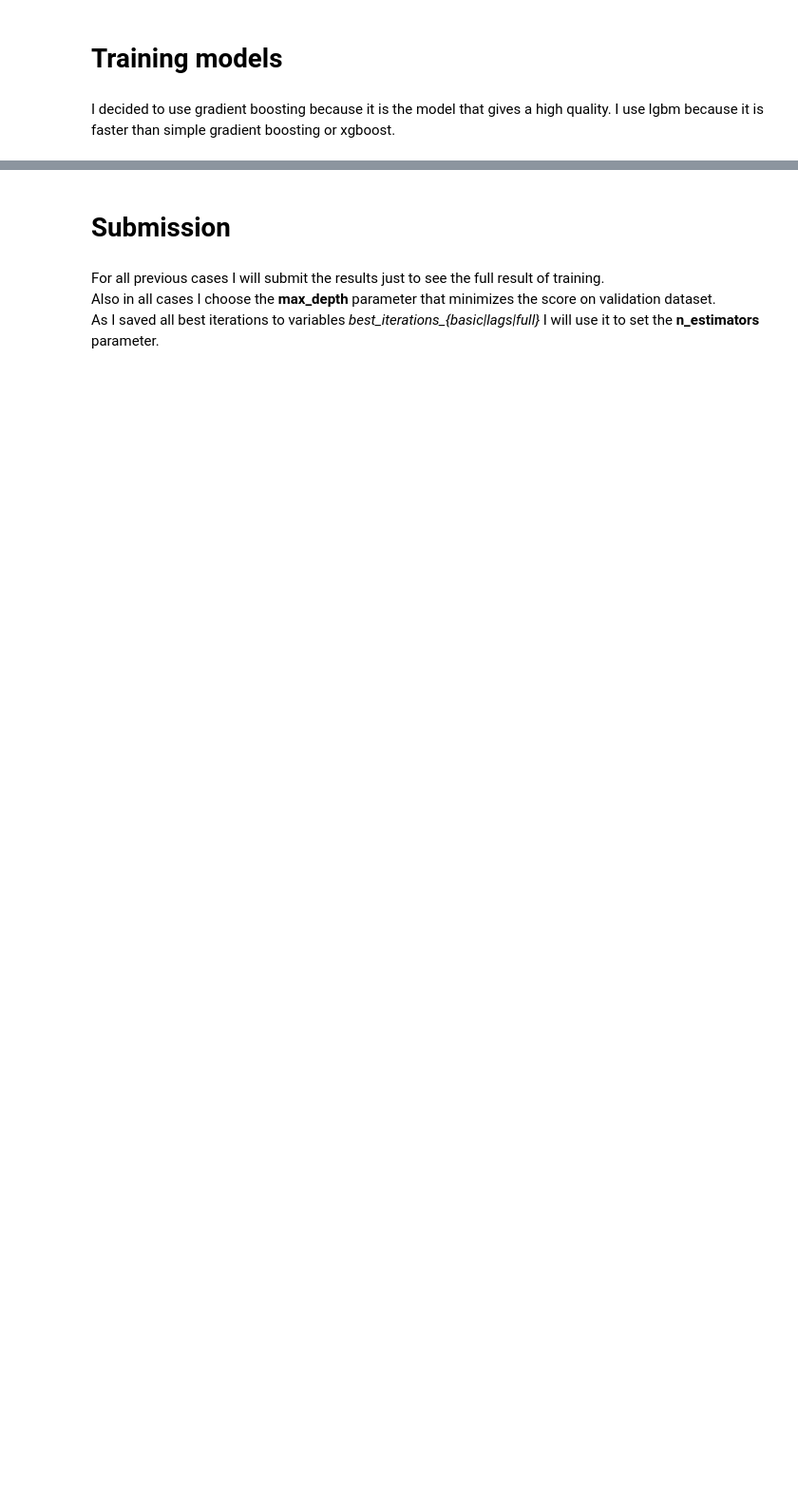
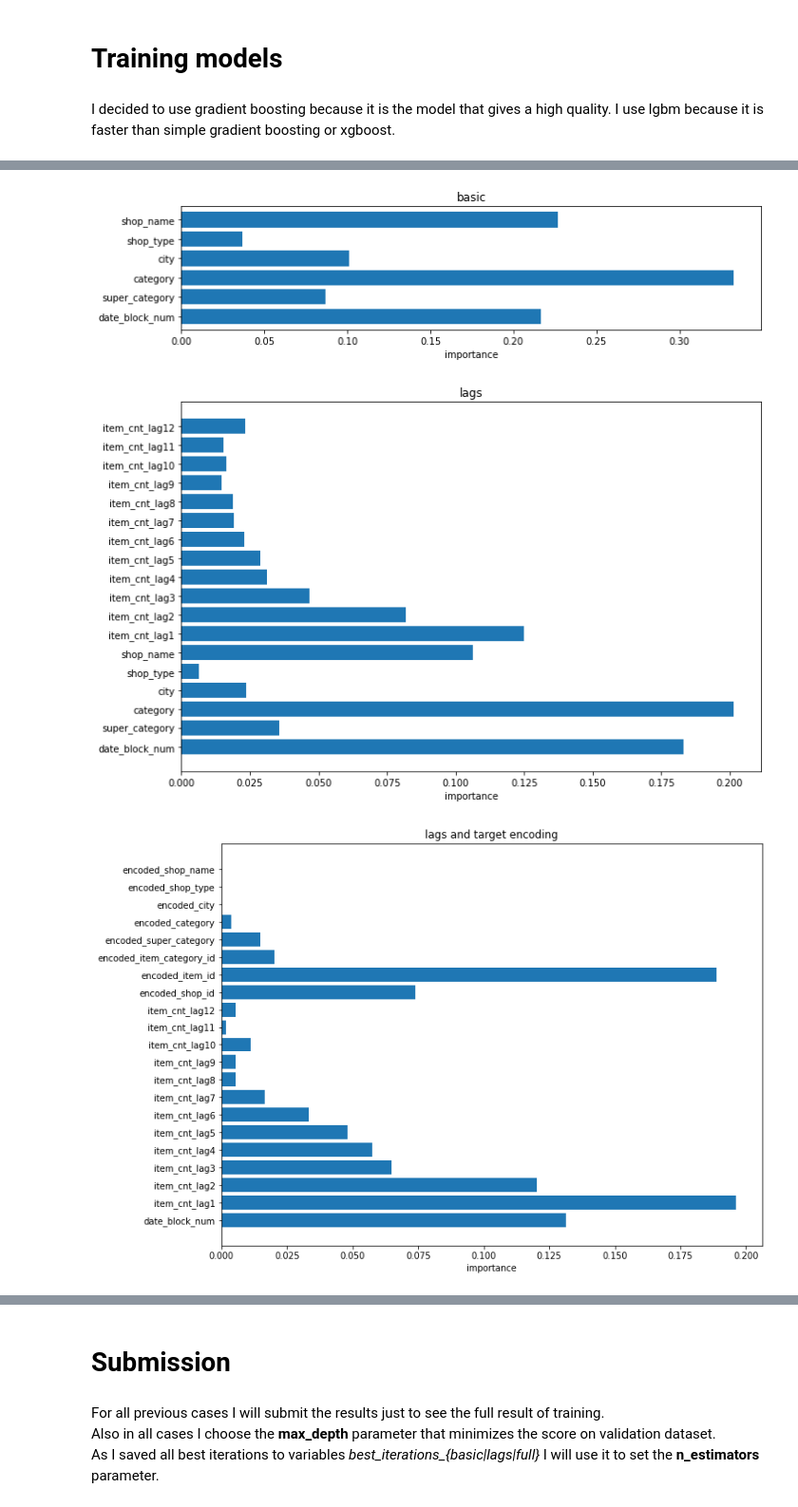
Before and after one commit to vkhmara/EPAM-Internship, a Jupyter notebook: Predict future sales/Experiments with the other form of data.ipynb, the cells around one changed output, grey strips where cells are left out. Shown: that part at 95% size. Drawn from its saved outputs; the diff is of its cells as text; code cells hidden in the pictures; blank space fills up the shorter version.

```diff
--- a/Predict future sales/Experiments with the other form of data.ipynb
+++ b/Predict future sales/Experiments with the other form of data.ipynb
@@ -255,6 +227,9 @@ Data columns (total 29 columns):
  28  encoded_shop_name         float32
 dtypes: float32(8), int16(1), int8(20)
 memory usage: 330.9 MB
+# %%
+X_full.drop(columns=X_full.columns[1:9], inplace=True)
+X_test_full.drop(columns=X_test_full.columns[1:9], inplace=True)
 # %% [markdown]
 Creating the train and valid datasets.
 # %%
@@ -605,0 +398,15 @@ The quality is worse than with all the features. Maybe because the number of fea
+# %%
+for case in cases:
+    model_info = all_models_info[case]
+    index_min = np.argmin(model_info['val_scores'])
+    fis = dict(model_info['feature_importances'][index_min])
+
+    plt.figure(figsize=(11, 0.4 * len(fis)))
+    plt.barh(y=list(fis.keys()), width=np.array(list(fis.values())) / sum(fis.values()), )
+    plt.title(case)
+    plt.xlabel('importance')
+    plt.show()
+# %% [output]
+[figure, added]
+[figure, added]
+[figure, added]
```
Also changed, not shown: parts of 72 cells of this notebook.
